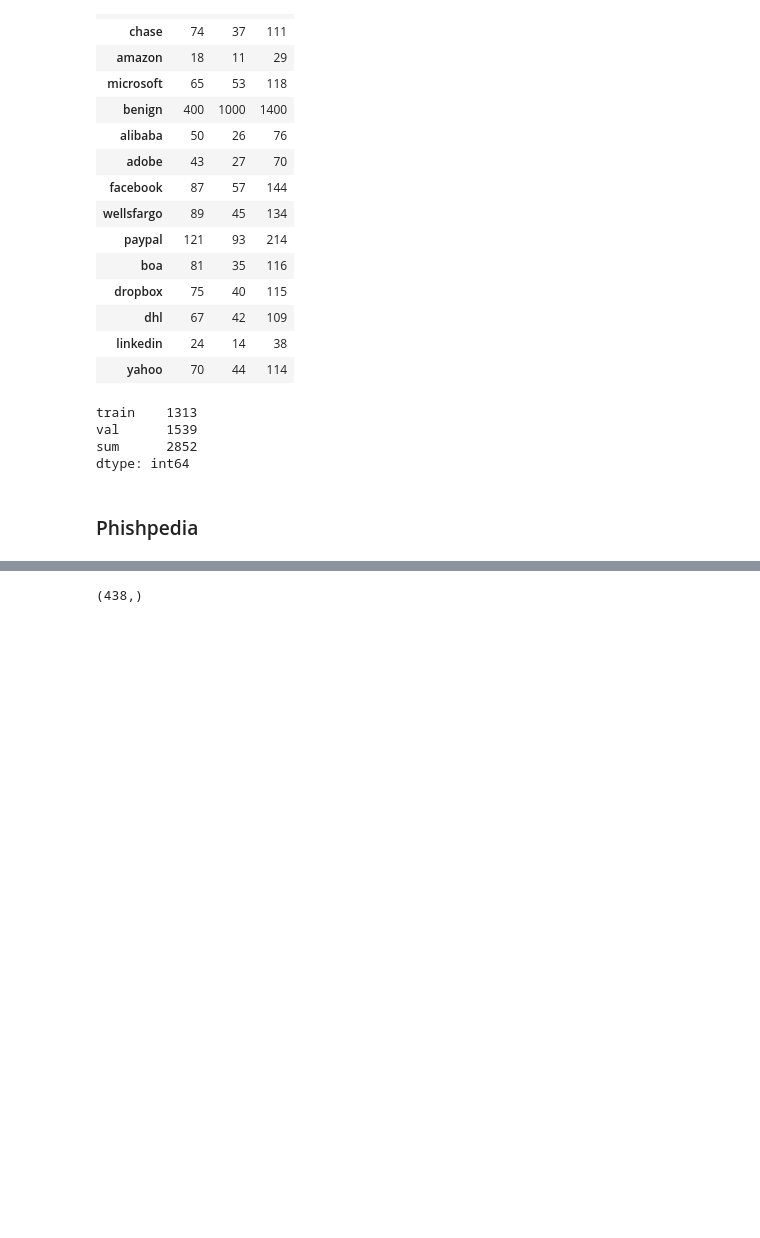
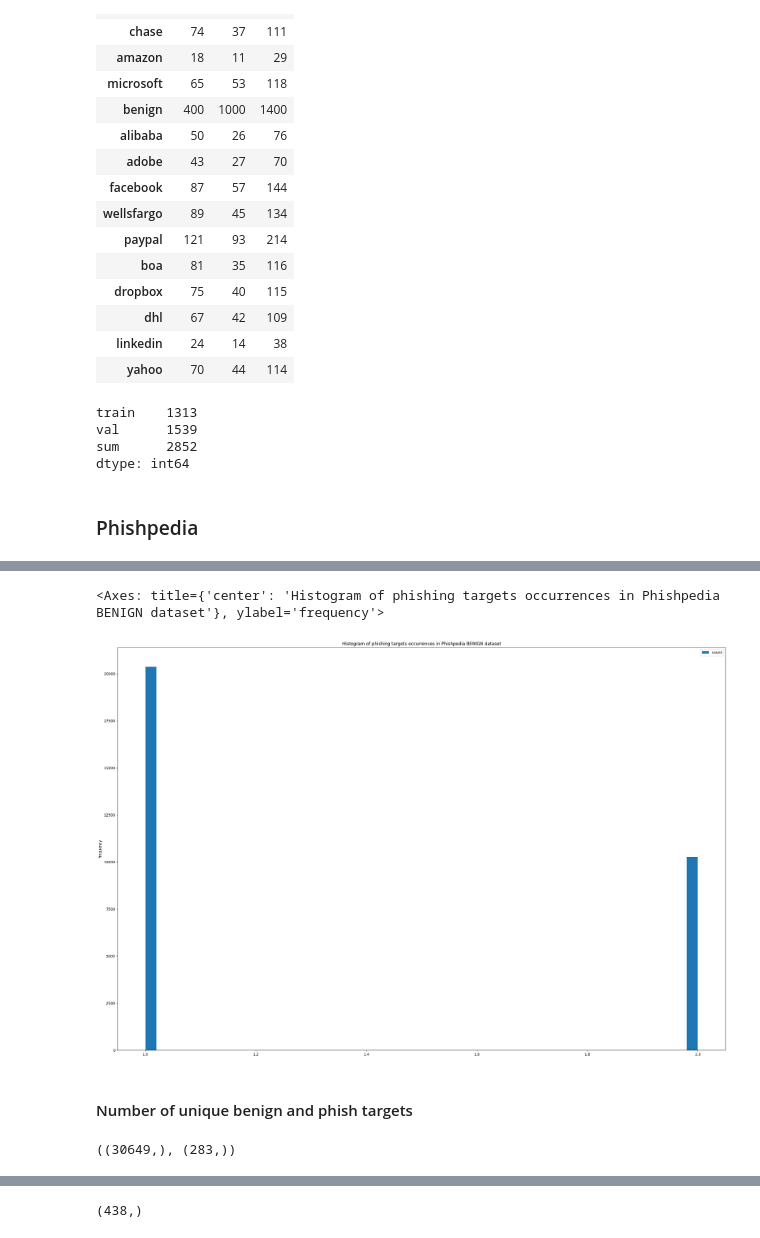
Before and after one commit to Percival33/phish-target-recognition, a Jupyter notebook: notebooks/008-datasets-analisys.ipynb, the cells around one changed output, grey strips where cells are left out. Cells and saved outputs as stored; diff of their text form; code cells hidden in the pictures; blank space fills up the shorter version.

Commit message:
run datasets analysis

```diff
--- a/notebooks/008-datasets-analisys.ipynb
+++ b/notebooks/008-datasets-analisys.ipynb
@@ -400,0 +531,11 @@ df
+# %%
+df2 = phishpedia_benign["target"].value_counts()
+pd.DataFrame(df2).plot.hist(
+    figsize=(30, 20),
+    bins=50,
+    ylabel="frequency",
+    title="Histogram of phishing targets occurrences in Phishpedia BENIGN dataset",
+)
+# %% [output]
+<Axes: title={'center': 'Histogram of phishing targets occurrences in Phishpedia BENIGN dataset'}, ylabel='frequency'>
+[figure, added]
@@ -400,0 +544,6 @@ df
+# %% [markdown]
+#### Number of unique benign and phish targets
+# %%
+phishpedia_benign["target"].unique().shape, phishpedia_phish["target"].unique().shape
+# %% [output]
+((30649,), (283,))
```
Also changed, not shown: parts of 27 cells of this notebook, 1 other file.
